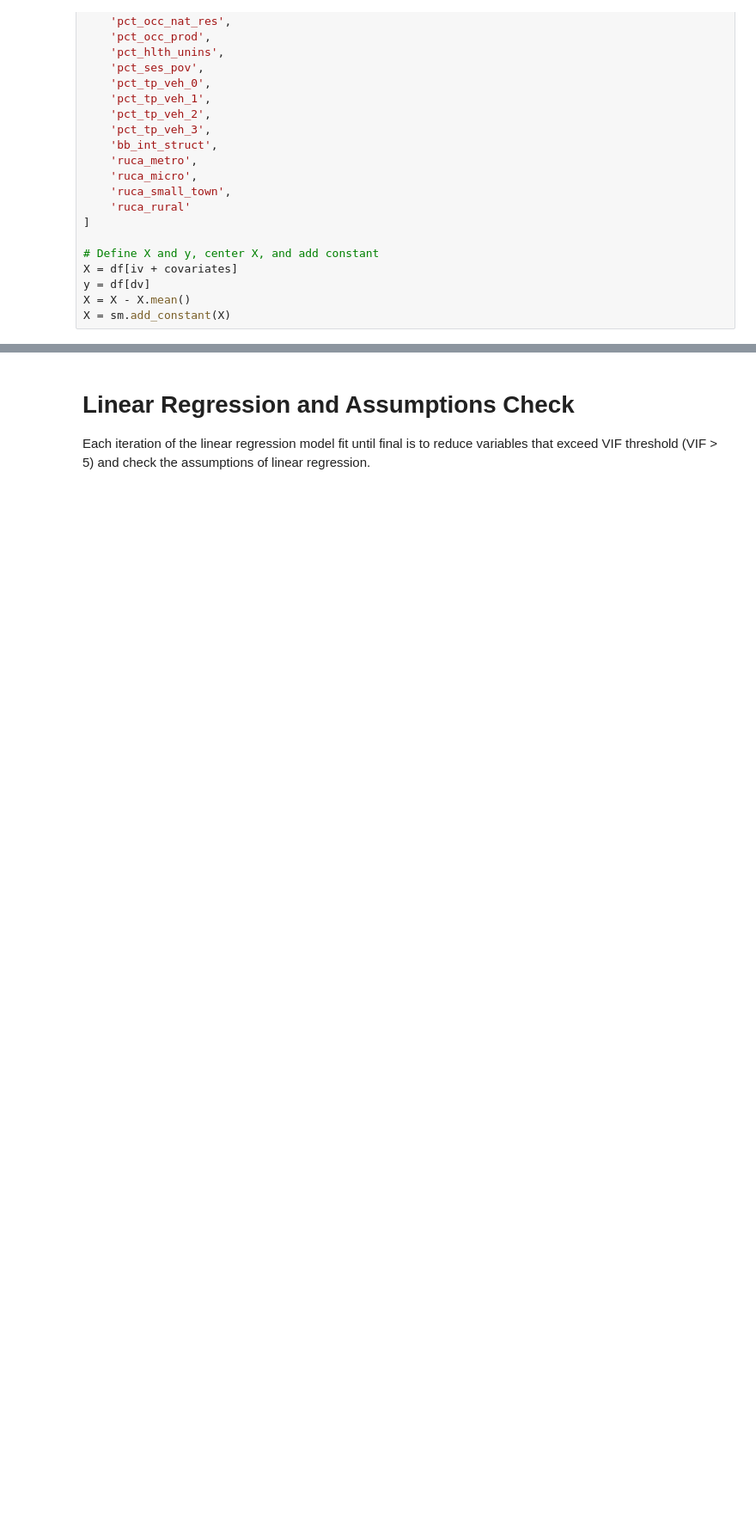
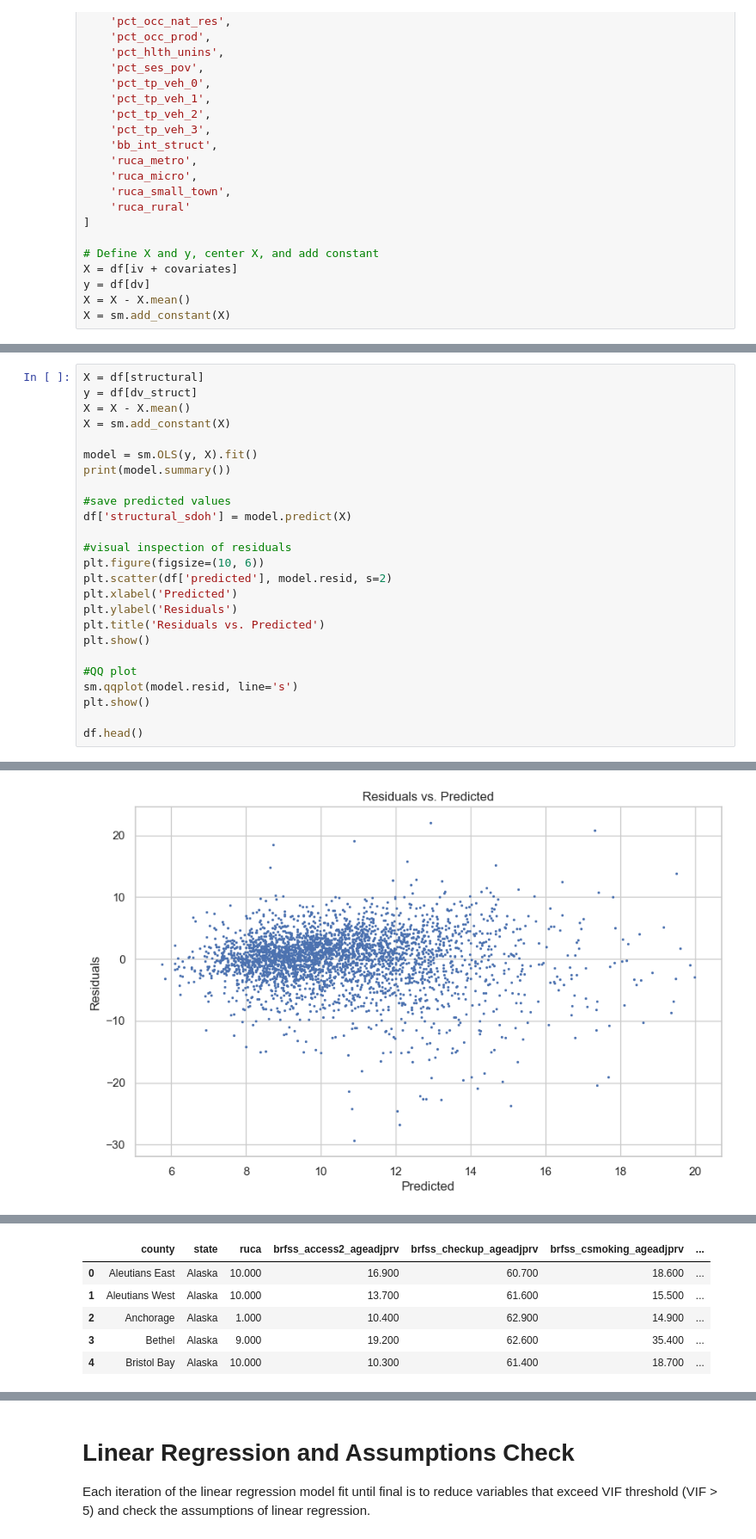
Before and after one commit to mfarme/eHealthEquity, a Jupyter notebook: Research/Analysis/RQ1 Analysis.ipynb, the cells around one changed output, grey strips where cells are left out. Shown at 86% size. Saved outputs shown, nothing was run; the diff lists cells and outputs as text; blank space fills up the shorter version.

Commit message:
two stage regression strategy, WIP segmenting structural and intermeidary sdoh to seperate regressions. Fix for final_merge csv

```diff
--- a/Research/Analysis/RQ1 Analysis.ipynb
+++ b/Research/Analysis/RQ1 Analysis.ipynb
@@ -94,0 +145,26 @@ X = sm.add_constant(X)
+# %%
+X = df[structural]
+y = df[dv_struct]
+X = X - X.mean()
+X = sm.add_constant(X)
+
+model = sm.OLS(y, X).fit()
+print(model.summary())
+
+#save predicted values
+df['structural_sdoh'] = model.predict(X)
+
+#visual inspection of residuals
+plt.figure(figsize=(10, 6))
+plt.scatter(df['predicted'], model.resid, s=2)
+plt.xlabel('Predicted')
+plt.ylabel('Residuals')
+plt.title('Residuals vs. Predicted')
+plt.show()
+
+#QQ plot
+sm.qqplot(model.resid, line='s')
+plt.show()
+
+df.head()
+# %% [output]
@@ -94,0 +188 @@ X = sm.add_constant(X)
+[figure, added]
@@ -94,0 +190,6 @@ X = sm.add_constant(X)
+|  | county | state | ruca | brfss_access2_ageadjprv | brfss_checkup_ageadjprv | brfss_csmoking_ageadjprv | ... |
+| 0 | Aleutians East | Alaska | 10.000 | 16.900 | 60.700 | 18.600 | ... |
+| 1 | Aleutians West | Alaska | 10.000 | 13.700 | 61.600 | 15.500 | ... |
+| 2 | Anchorage | Alaska | 1.000 | 10.400 | 62.900 | 14.900 | ... |
+| 3 | Bethel | Alaska | 9.000 | 19.200 | 62.600 | 35.400 | ... |
+| 4 | Bristol Bay | Alaska | 10.000 | 10.300 | 61.400 | 18.700 | ... |
```
Also changed, not shown: parts of 3 cells of this notebook, 2 other files.
